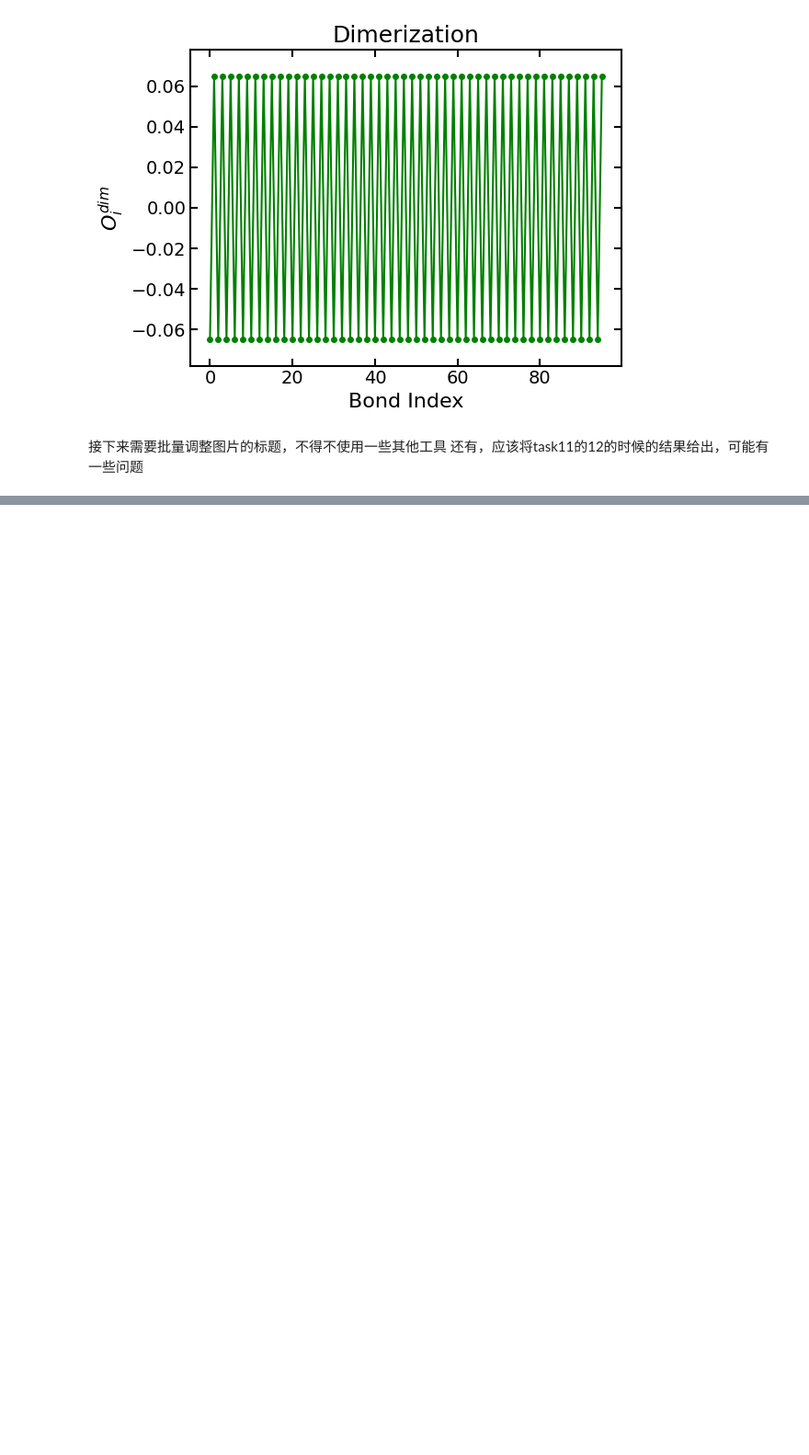
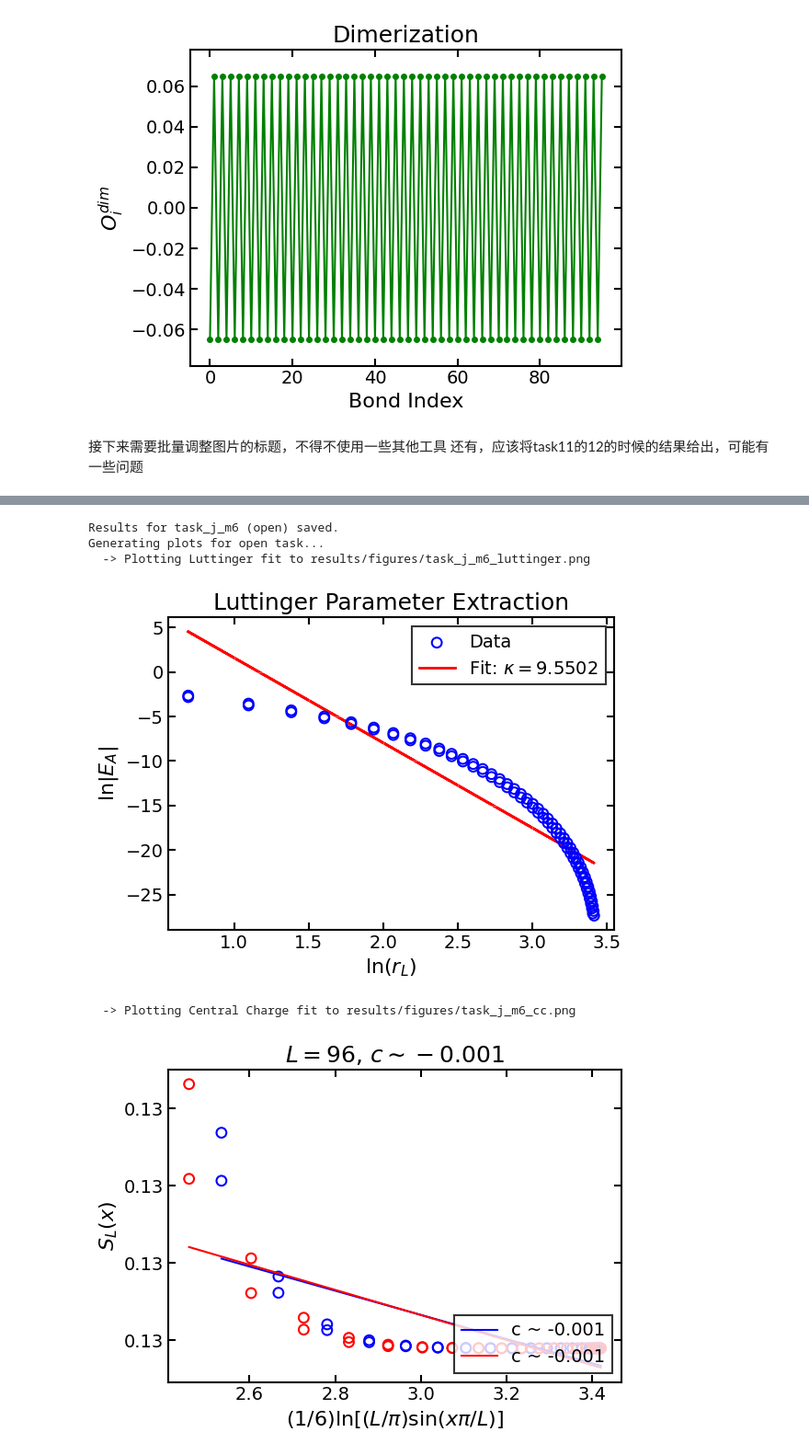
Before and after one commit to misaka19683/KSHEE, a Jupyter notebook: hamitonian.ipynb, the cells around one changed output, grey strips where cells are left out. Shown at 92% size. Cells and saved outputs as stored; diff of their text form; code cells hidden in the pictures; blank space fills up the shorter version.

```diff
--- a/hamitonian.ipynb
+++ b/hamitonian.ipynb
@@ -703,0 +785,18 @@ plot_analysis_results(results_pbc12, phi_val=phi, save_prefix=f"results/figures/
+# %%
+# j = -6
+task_name_jm6 = "task_j_m6"
+model_params_jm6 = base_params.copy()
+field_val_jm6 = -6 / np.sqrt(3)
+model_params_jm6.update({'Ex': field_val_jm6, 'Ey': field_val_jm6, 'Ez': field_val_jm6})
+model_jm6 = KitaevGammaChain(model_params_jm6)
+psi_jm6, E_total_jm6 = run_dmrg(model_jm6, dmrg_params)
+results_jm6 = perform_full_analysis(psi_jm6, model_jm6, title="")
+save_task_data(results_jm6, task_name_jm6)
+plot_analysis_results(results_jm6, phi_val=phi, save_prefix=f"results/figures/{task_name_jm6}")
+# %% [output]
+Results for task_j_m6 (open) saved.
+Generating plots for open task...
+  -> Plotting Luttinger fit to results/figures/task_j_m6_luttinger.png
+[figure, added]
+  -> Plotting Central Charge fit to results/figures/task_j_m6_cc.png
+[figure, added]
```
Also changed, not shown: parts of 20 cells of this notebook, 1 other file.
